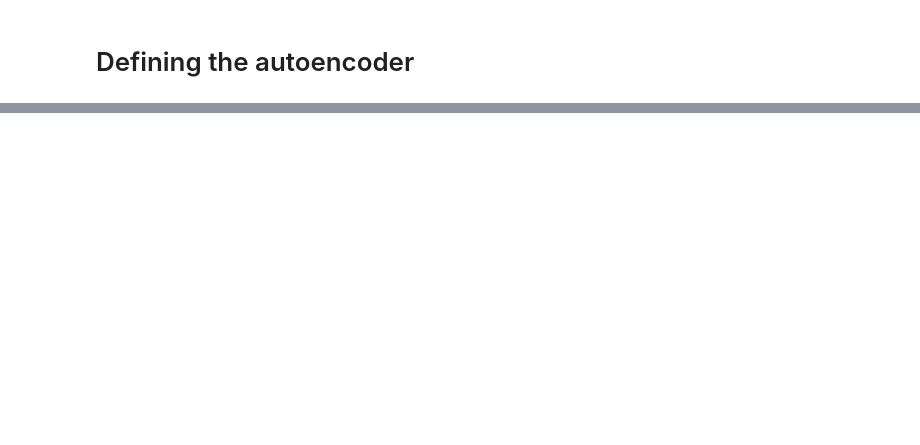
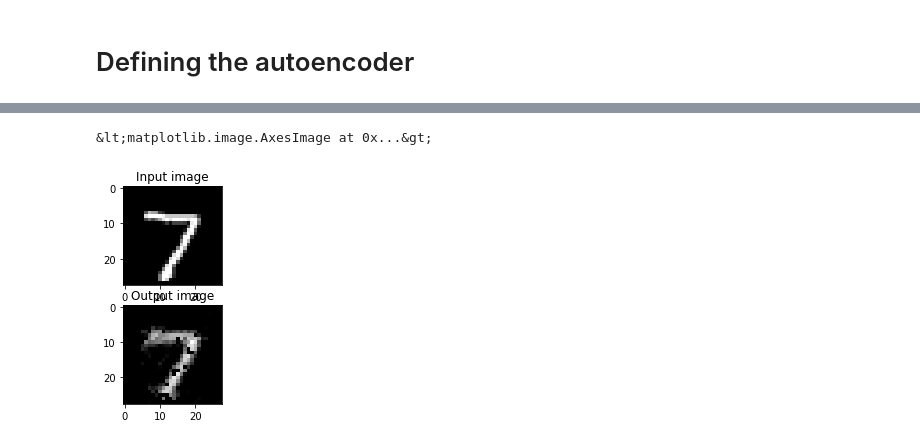
Before and after one commit to Ashwin-Rajesh/NPTEL_DeepLearning, a Jupyter notebook: MNIST_autoencode/MNIST_autoencoders_lec12.ipynb, the cells around one changed output, grey strips where cells are left out. Cells and saved outputs as stored; diff of their text form; code cells hidden in the pictures; blank space fills up the shorter version.

```diff
--- a/MNIST_autoencode/MNIST_autoencoders_lec12.ipynb
+++ b/MNIST_autoencode/MNIST_autoencoders_lec12.ipynb
@@ -95,0 +90,21 @@ class aut
+# %%
+class autoencoder(nn.Module):
+    def __init__(self):
+        super(autoencoder, self).__init__()
+        self.encoder = nn.Sequential(nn.Linear(28*28, 100), nn.ReLU())
+        self.decoder = nn.Sequential(nn.Linear(100, 28*28), nn.ReLU())
+
+    def forward(self, x):
+        encoded = self.encoder(x)
+        decoded = self.decoder(encoded)
+        return decoded
+
+net = autoencoder()
+print(net)
+
+if use_gpu:
+    net = net.double().cuda()
+else:
+    net = net.double()
+
+init_weights = copy.deepcopy(net.encoder[0].weight.data)
@@ -95,0 +161,24 @@ class aut
+# %%
+test_img = TestImages[0]
+
+output_img = net((test_img.double().to(device))/255).data
+output_img = (output_img*255).byte()
+output_img = output_img.view(-1, 28, 28)
+
+if device == "cuda":
+    output_img = output_img.cpu()
+
+test_img = test_img.view(-1, 28, 28)
+
+plt.subplot(2,1,1)
+img = np.array(test_img.numpy())[0]
+plt.title("Input image")
+plt.imshow(img, cmap="gray")
+
+plt.subplot(2,1,2)
+out_img = np.array(output_img.numpy())[0]
+plt.title("Output image")
+plt.imshow(out_img, cmap="gray")
+# %% [output]
+&lt;matplotlib.image.AxesImage at 0x...&gt;
+[figure, added]
```
Also changed, not shown: parts of 7 cells of this notebook.
